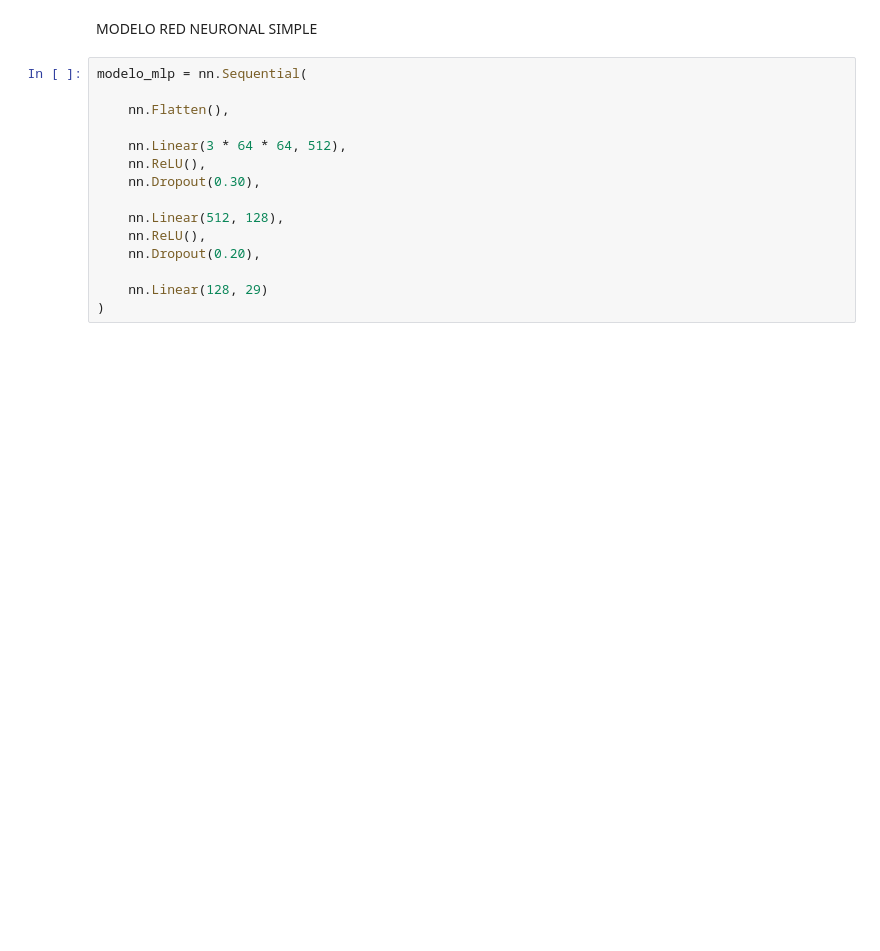
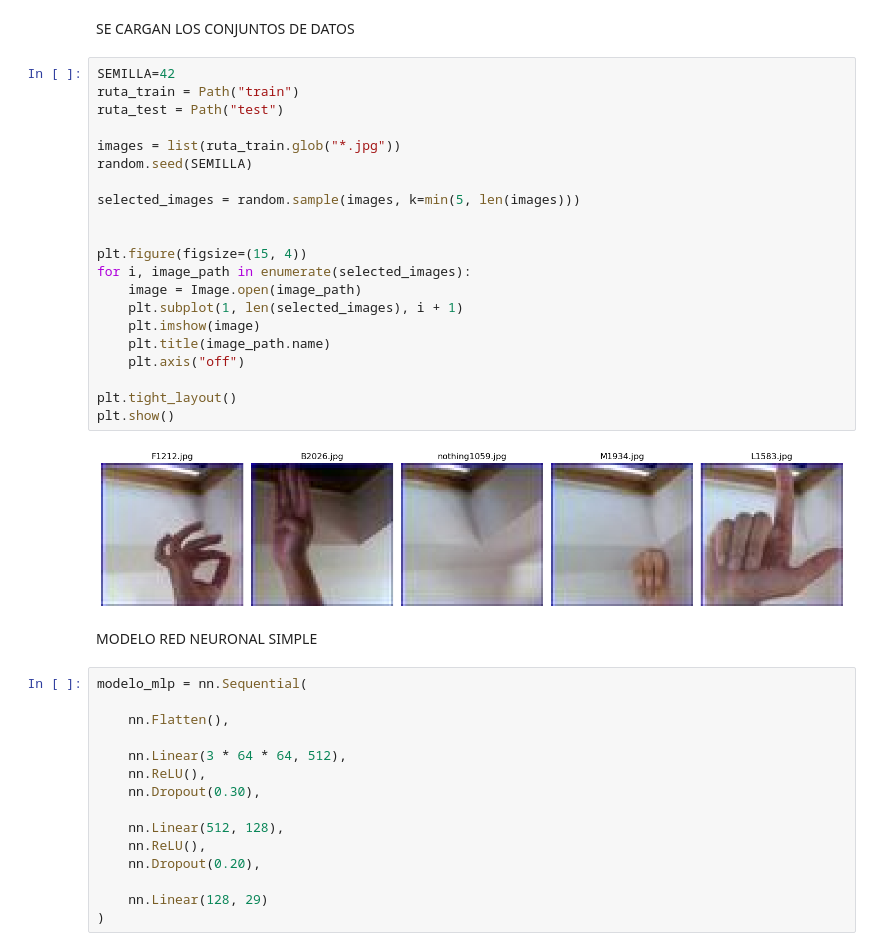
Before and after one commit to ricrod01/LABORATORIO_3_DS, a Jupyter notebook: Modelos.ipynb, the cells around one changed output. Cells and saved outputs as stored; diff of their text form; blank space fills up the shorter version.

```diff
--- a/Modelos.ipynb
+++ b/Modelos.ipynb
@@ -4,3 +16,28 @@ import torch.nn as nn
+# %% [markdown]
+SE CARGAN LOS CONJUNTOS DE DATOS
+# %%
+SEMILLA=42
+ruta_train = Path("train")
+ruta_test = Path("test")
+
+images = list(ruta_train.glob("*.jpg"))
+random.seed(SEMILLA)
+
+selected_images = random.sample(images, k=min(5, len(images)))
+
+
+plt.figure(figsize=(15, 4))
+for i, image_path in enumerate(selected_images):
+    image = Image.open(image_path)
+    plt.subplot(1, len(selected_images), i + 1)
+    plt.imshow(image)
+    plt.title(image_path.name)
+    plt.axis("off")
+
+plt.tight_layout()
+plt.show()
+# %% [output]
+[figure, added]
 # %% [markdown]
 MODELO RED NEURONAL SIMPLE
 # %%
```
Also changed, not shown: parts of 8 cells of this notebook.
